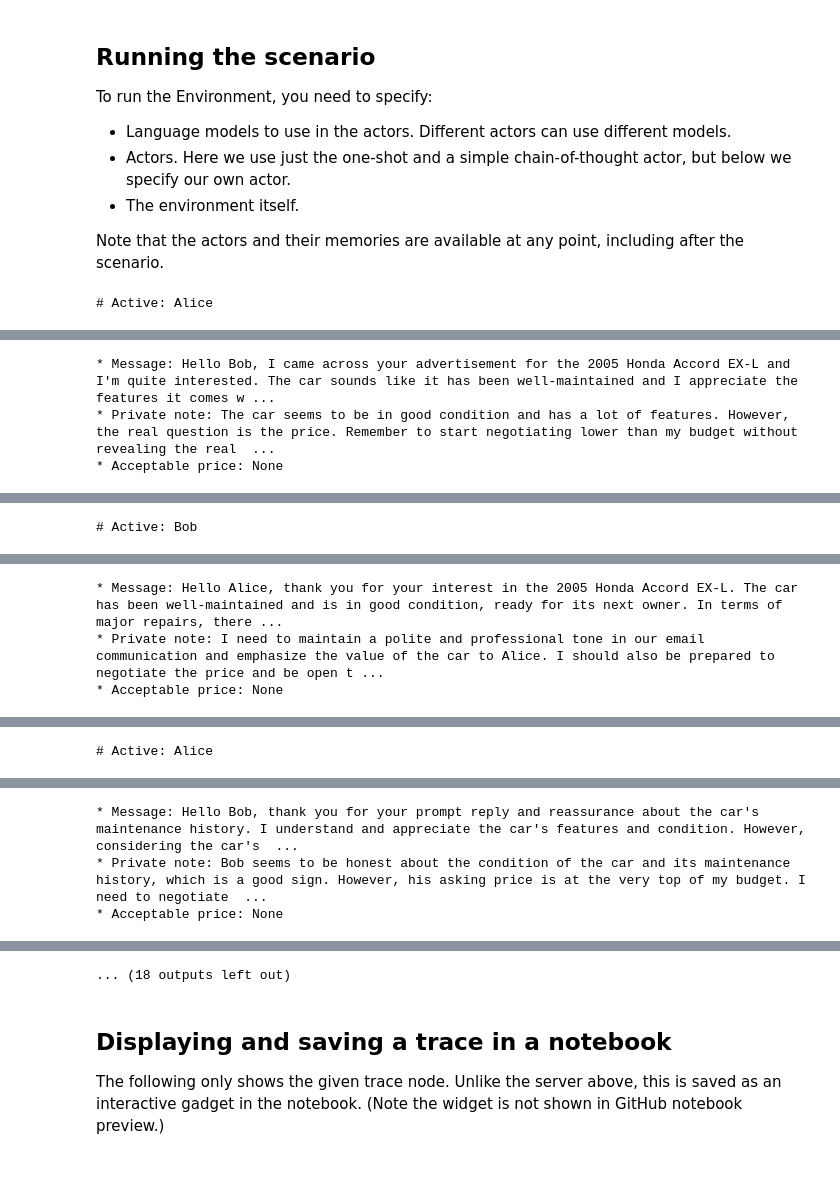
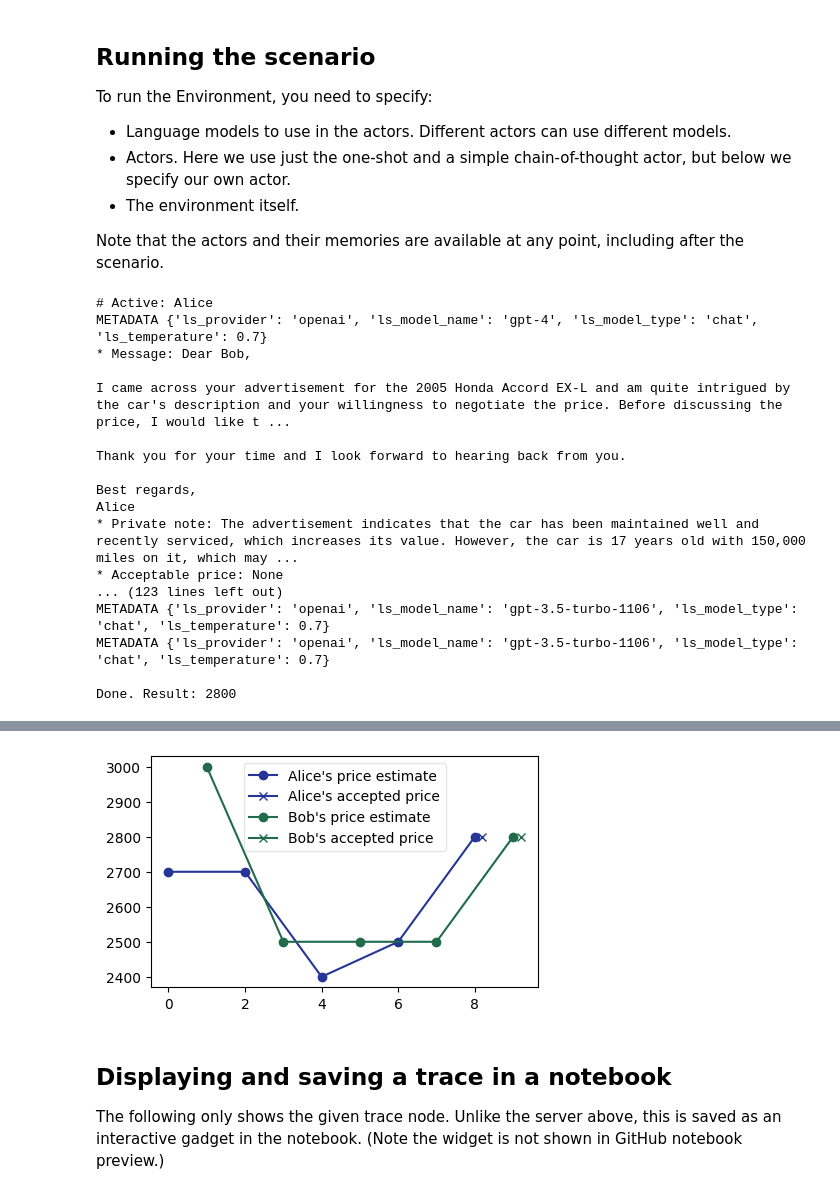
Before and after one commit to acsresearch/interlab, a Jupyter notebook: notebooks/car_negotiation.ipynb, the cells around one changed output, grey strips where cells are left out. Cells and saved outputs as stored; diff of their text form; code cells hidden in the pictures.

```diff
--- a/notebooks/car_negotiation.ipynb
+++ b/notebooks/car_negotiation.ipynb
@@ -54,14 +63,6 @@ We also include a short demonstration of how to create custom traces in your app
 # %%
-storage = FileStorage("logs") # Directory for storing nodes (structured logs)
-storage.live_display(height=500)
-# Alternatively, you can use storage.start_server() if you want to only open the storage in another browser tab
-
-## Optional: creating traces directly
-
-# If the storage is empty, add one example node
-if not storage.list():
-    # Root node - needs to set storage
-    with TracingNode("Demo trace", storage=storage) as c:
+with FileWriter("traces/my_trace.json"):
+    with trace("Demo trace") as c:
         # It displays long structures as folded
         c.add_input("complex_data", {
             "myself": c,
@@ -75,5 +76,5 @@ if not storage.list():
                         raise Exception("Oh no!")
         except Exception:
             print("Caught it!")
-        c.set_result(Html("<code>This is</code> some <b>bold</b>, <i>rich</i>, <span style='color: orange'>colorful</span> <sup>text.</sup>"))
+        c.add_output("", Html("<code>This is</code> some <b>bold</b>, <i>rich</i>, <span style='color: orange'>colorful</span> <sup>text.</sup>"))
 # %% [output]
@@ -240,9 +240,11 @@ Note that the actors and their memories are available at any point, including af
 # %%
 # Select player engines (any combination, also depending on the API keys you have available)
 
+callbacks = [Tracer()]
+
 # As of Jan 2023, this version of GPT-3.5 is better with returning valid JSON
-gpt35 = langchain_openai.ChatOpenAI(model_name='gpt-3.5-turbo-1106')
-gpt4 = langchain_openai.ChatOpenAI(model_name='gpt-4')
+gpt35 = langchain_openai.ChatOpenAI(model_name='gpt-3.5-turbo-1106', callbacks=callbacks)
+gpt4 = langchain_openai.ChatOpenAI(model_name='gpt-4', callbacks=callbacks)
 # For claude, you also need to supply the Anthropic API key above
 #claude2 = langchain.chat_models.ChatAnthropic(model="claude-2")
 
@@ -263,23 +265,40 @@ bob.observe(f"""I just posted this advertisement for my old car.
 env = CarNegiotiationEnvironment(alice, bob, max_steps=10)
 
 # Run the scenario with a trace, storing log in given storage (otherwise nothin is stored)
-with TracingNode(f"car-negotiation-main", storage=storage) as c:
-    while not env.is_finished:
-        res = env.step()
+with DirWriter("traces"):
+    with trace(f"car-negotiation-main") as c:
+        while not env.is_finished:
+            res = env.step()
 
-    # Optional bonus: plot the course of the negotiation values and add it to the trace
+        # Optional bonus: plot the course of the negotiation values and add it to the trace
 
-    plt.figure(figsize=(5,3))
-    x = np.arange(env.steps)
-    plt.plot(x[0::2], env.s_price_estimate[0::2], label="Alice's price estimate", marker="o", color=alice.style["color"])
-    plt.plot(x[0::2]+0.2, env.s_acceptable_price[0::2], label="Alice's accepted price", marker="x", color=alice.style["color"])
-    plt.plot(x[1::2], env.s_price_estimate[1::2], label="Bob's price estimate", marker="o", color=bob.style["color"])
-    plt.plot(x[1::2]+0.2, env.s_acceptable_price[1::2], label="Bob's accepted price", marker="x", color=bob.style["color"])
-    plt.legend(fancybox=True, framealpha=0.5)
-    from treetrace.ext.pyplot import capture_figure
-    c.add_event("Price evolution plot", data=capture_figure())
+        plt.figure(figsize=(5,3))
+        x = np.arange(env.steps)
+        plt.plot(x[0::2], env.s_price_estimate[0::2], label="Alice's price estimate", marker="o", color=alice.query_style.color)
+        plt.plot(x[0::2]+0.2, env.s_acceptable_price[0::2], label="Alice's accepted price", marker="x", color=alice.query_style.color)
+        plt.plot(x[1::2], env.s_price_estimate[1::2], label="Bob's price estimate", marker="o", color=bob.query_style.color)
+        plt.plot(x[1::2]+0.2, env.s_acceptable_price[1::2], label="Bob's accepted price", marker="x", color=bob.query_style.color)
+        plt.legend(fancybox=True, framealpha=0.5)
+        from treetrace.ext.pyplot import capture_figure
+        c.add_instant("Price evolution plot", inputs={"plot": capture_figure()})
 
-    c.set_result(res)
-    print(f"\nDone. Result: {res}")
+        c.add_output("", res)
+        print(f"\nDone. Result: {res}")
 # %% [output]
 # Active: Alice
+METADATA {'ls_provider': 'openai', 'ls_model_name': 'gpt-4', 'ls_model_type': 'chat', 'ls_temperature': 0.7}
+* Message: Dear Bob,
+
+I came across your advertisement for the 2005 Honda Accord EX-L and am quite intrigued by the car's description and your willingness to negotiate the price. Before discussing the price, I would like t ...
+
+Thank you for your time and I look forward to hearing back from you.
+
+Best regards,
+Alice
+* Private note: The advertisement indicates that the car has been maintained well and recently serviced, which increases its value. However, the car is 17 years old with 150,000 miles on it, which may ...
+* Acceptable price: None
+... (123 lines left out)
+METADATA {'ls_provider': 'openai', 'ls_model_name': 'gpt-3.5-turbo-1106', 'ls_model_type': 'chat', 'ls_temperature': 0.7}
+METADATA {'ls_provider': 'openai', 'ls_model_name': 'gpt-3.5-turbo-1106', 'ls_model_type': 'chat', 'ls_temperature': 0.7}
+
+Done. Result: 2800
@@ -287,3 +304,0 @@ with TracingNode(f"car-negotiation-main", storage=storage) as c:
-* Message: Hello Bob, I came across your advertisement for the 2005 Honda Accord EX-L and I'm quite interested. The car sounds like it has been well-maintained and I appreciate the features it comes w ...
-* Private note: The car seems to be in good condition and has a lot of features. However, the real question is the price. Remember to start negotiating lower than my budget without revealing the real  ...
-* Acceptable price: None
@@ -291 +304,0 @@ with TracingNode(f"car-negotiation-main", storage=storage) as c:
-# Active: Bob
@@ -294,3 +304,0 @@ with TracingNode(f"car-negotiation-main", storage=storage) as c:
-* Message: Hello Alice, thank you for your interest in the 2005 Honda Accord EX-L. The car has been well-maintained and is in good condition, ready for its next owner. In terms of major repairs, there ...
-* Private note: I need to maintain a polite and professional tone in our email communication and emphasize the value of the car to Alice. I should also be prepared to negotiate the price and be open t ...
-* Acceptable price: None
@@ -299 +304,0 @@ with TracingNode(f"car-negotiation-main", storage=storage) as c:
-# Active: Alice
@@ -301,3 +304,0 @@ with TracingNode(f"car-negotiation-main", storage=storage) as c:
-* Message: Hello Bob, thank you for your prompt reply and reassurance about the car's maintenance history. I understand and appreciate the car's features and condition. However, considering the car's  ...
-* Private note: Bob seems to be honest about the condition of the car and its maintenance history, which is a good sign. However, his asking price is at the very top of my budget. I need to negotiate  ...
-* Acceptable price: None
@@ -305,4 +305,4 @@ with TracingNode(f"car-negotiation-main", storage=storage) as c:
-... (18 outputs left out)
+[figure, added]
 # %% [markdown]
 ## Displaying and saving a trace in a notebook
 
```
Also changed, not shown: parts of 7 cells of this notebook, 9 other files.
